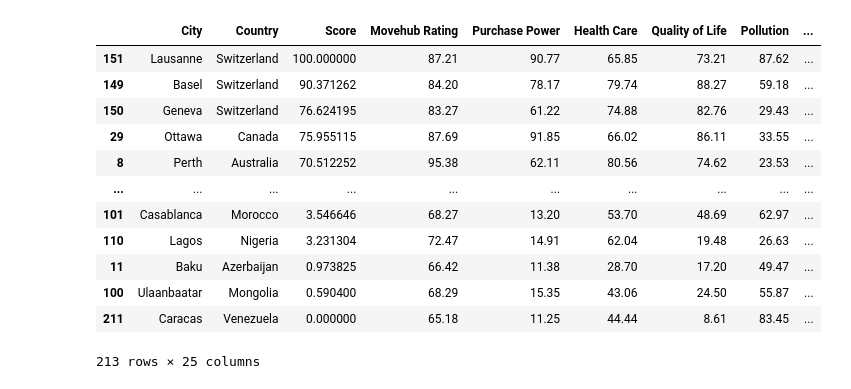
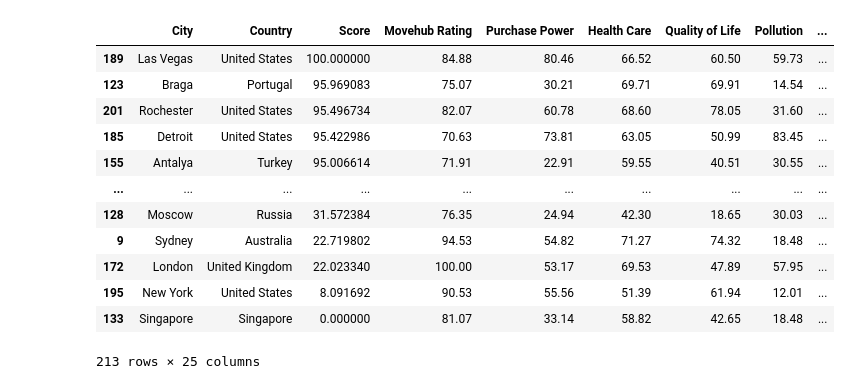
Before and after one commit to Quivun/Avocado_Ninjas, a Jupyter notebook: city_search.ipynb, the cells around one changed output. Drawn from its saved outputs; the diff is of its cells as text; code cells hidden in the pictures.

```diff
--- a/city_search.ipynb
+++ b/city_search.ipynb
@@ -15,11 +16,11 @@ import plotly.express as px
 #@markdown Economy
 #@markdown ---
 #@markdown How much emphasis do you place on the economy of where you're living?
-gdp = 4 #@param {type:"slider", min:0, max:10, step:1}
+gdp = 7 #@param {type:"slider", min:0, max:10, step:1}
 #@markdown How important is purchasing power to you?
 purchase_power = 10 #@param {type:"slider", min:0, max:10, step:1}
 #@markdown How important is the cost of rent to you?
-rent = 6 #@param {type:"slider", min:0, max:10, step:1}
+rent = 7 #@param {type:"slider", min:0, max:10, step:1}
 #@markdown How important is having disposable income?
 disposable_income = 10 #@param {type:"slider", min:0, max:10, step:1}
 #@markdown ---
@@ -39,37 +40,37 @@ life_expectancy = 3 #@param {type:"slider", min:0, max:10, step:1}
 #@markdown Is happinness important to you?
 happiness_score = 10 #@param {type:"slider", min:0, max:10, step:1}
 #@markdown How important is the quality of life?
-quality_of_life = 5 #@param {type:"slider", min:0, max:10, step:1}
+quality_of_life = 7 #@param {type:"slider", min:0, max:10, step:1}
 #@markdown Is it important to feel like you have a support system within your community?
-social_support = 0 #@param {type:"slider", min:0, max:10, step:1}
+social_support = 7 #@param {type:"slider", min:0, max:10, step:1}
 #@markdown How much do you value your freedom?
 freedom = 6 #@param {type:"slider", min:0, max:10, step:1}
 #@markdown Do you care if the average person is generous?
-generosity = 0 #@param {type:"slider", min:0, max:10, step:1}
+generosity = 2 #@param {type:"slider", min:0, max:10, step:1}
 #@markdown ---
 
 #@markdown Common Purchases
 #@markdown ---
 #@markdown How often do you purchase coffee?
-cappuccino = 10 #@param {type:"slider", min:0, max:10, step:1}
+cappuccino = 5 #@param {type:"slider", min:0, max:10, step:1}
 
 #@markdown How often do you go to the cinema?
 cinema = 0 #@param {type:"slider", min:0, max:10, step:1}
 
 #@markdown How often do you purchase wine?
-wine = 10 #@param {type:"slider", min:0, max:10, step:1}
+wine = 0 #@param {type:"slider", min:0, max:10, step:1}
 
 #@markdown Is the cost of gasoline important to you?
-gasoline = 3 #@param {type:"slider", min:0, max:10, step:1}
+gasoline = 7 #@param {type:"slider", min:0, max:10, step:1}
 #@markdown ---
 #@markdown Potential Dangers
 #@markdown ---
 #@markdown How concerned are you about pollution?
-pollution = 2 #@param {type:"slider", min:0, max:10, step:1}
+pollution = 10 #@param {type:"slider", min:0, max:10, step:1}
 #@markdown How concerned are you about crime?
-crime_rating = 1 #@param {type:"slider", min:0, max:10, step:1}
+crime_rating = 8 #@param {type:"slider", min:0, max:10, step:1}
 #@markdown How concerned are you about business and government corruption?
-corruption = 2 #@param {type:"slider", min:0, max:10, step:1}
+corruption = 6 #@param {type:"slider", min:0, max:10, step:1}
 #@markdown ---
 
 #@markdown Miscellaneous
@@ -77,11 +78,11 @@ corruption = 2 #@param {type:"slider", min:0, max:10, step:1}
 #@markdown How important is MoveHub's (https://www.movehub.com/city-rankings/) rating to you?
 movehub_rating = 0 #@param {type:"slider", min:0, max:10, step:1}
 #@markdown Is it important to you to live in a "developed" country?
-hdi = 0 #@param {type:"slider", min:0, max:10, step:1}
+hdi = 7 #@param {type:"slider", min:0, max:10, step:1}
 #@markdown Would you like to have a lot of culturally significant sites in your country?
 world_heritage_sites = 10 #@param {type:"slider", min:0, max:10, step:1}
 #@markdown How important is it you to stay within the US?
-international = 0 #@param {type:"slider", min:0, max:10, step:1}
+international = 10 #@param {type:"slider", min:0, max:10, step:1}
 #@markdown ---
 
 import numpy as np
@@ -108,44 +109,46 @@ weights = [
   generosity,
   corruption,
   world_heritage_sites,
   international
 ]
 #replace = {'None': 0, 'Low': 1, 'Med': 2, 'High': 3}
 #weights = np.array([replace[x] for x in weights])
 weights = np.array(weights)
 weights *= [1, 1, 1, 1, -1, -1,-1,
-            -1, -1, -1, -1, 1, 1, 1,
-            1, 1, 1, 1, 1, -1, 1,-1]
+            -1, -1, -1, -1, 1, 100, 1,
+            100, 100, 100, 100, 100, -100, 1,-100]
+
+weights[11] = weights[11]/10
 
 features = ['Movehub Rating', 'Purchase Power', 'Health Care', 'Quality of Life', 'Pollution', 'Crime Rating','Cappuccino',
             'Cinema', 'Wine', 'Gasoline', 'Avg Rent', 'Avg Disposable Income', 'HDI',
             'Happinness Score', 'GDP/capita', 'Social Support', 'Healthy Life Expectancy',
             'Freedom to make life choices', 'Generosity', 'Perception of Corruption', 'Country World Heritage Count',
             'International']
 norm = lambda xs: (xs-xs.min())/(xs.max()-xs.min())
 
 df['Score'] = norm(df[features].dot(weights))*100
 
 fig = px.scatter_mapbox(df.sort_values('Score', ascending=False).round(),
                         lat="lat", lon="long", color="Score", hover_name="City",
                         hover_data=features,
                         color_continuous_scale="rainbow", size_max=30, zoom=1,
                         mapbox_style="open-street-map")
 fig.show()
 
 df.sort_values('Score', ascending=False)[['City', 'Country','Score'] + features]
 # %% [output]
 [interactive output not drawn]
 |  | City | Country | Score | Movehub Rating | Purchase Power | Health Care | Quality of Life | Pollution | ... |
-| 151 | Lausanne | Switzerland | 100.000000 | 87.21 | 90.77 | 65.85 | 73.21 | 87.62 | ... |
-| 149 | Basel | Switzerland | 90.371262 | 84.20 | 78.17 | 79.74 | 88.27 | 59.18 | ... |
-| 150 | Geneva | Switzerland | 76.624195 | 83.27 | 61.22 | 74.88 | 82.76 | 29.43 | ... |
-| 29 | Ottawa | Canada | 75.955115 | 87.69 | 91.85 | 66.02 | 86.11 | 33.55 | ... |
-| 8 | Perth | Australia | 70.512252 | 95.38 | 62.11 | 80.56 | 74.62 | 23.53 | ... |
+| 189 | Las Vegas | United States | 100.000000 | 84.88 | 80.46 | 66.52 | 60.50 | 59.73 | ... |
+| 123 | Braga | Portugal | 95.969083 | 75.07 | 30.21 | 69.71 | 69.91 | 14.54 | ... |
+| 201 | Rochester | United States | 95.496734 | 82.07 | 60.78 | 68.60 | 78.05 | 31.60 | ... |
+| 185 | Detroit | United States | 95.422986 | 70.63 | 73.81 | 63.05 | 50.99 | 83.45 | ... |
+| 155 | Antalya | Turkey | 95.006614 | 71.91 | 22.91 | 59.55 | 40.51 | 30.55 | ... |
 | ... | ... | ... | ... | ... | ... | ... | ... | ... | ... |
-| 101 | Casablanca | Morocco | 3.546646 | 68.27 | 13.20 | 53.70 | 48.69 | 62.97 | ... |
-| 110 | Lagos | Nigeria | 3.231304 | 72.47 | 14.91 | 62.04 | 19.48 | 26.63 | ... |
-| 11 | Baku | Azerbaijan | 0.973825 | 66.42 | 11.38 | 28.70 | 17.20 | 49.47 | ... |
-| 100 | Ulaanbaatar | Mongolia | 0.590400 | 68.29 | 15.35 | 43.06 | 24.50 | 55.87 | ... |
-| 211 | Caracas | Venezuela | 0.000000 | 65.18 | 11.25 | 44.44 | 8.61 | 83.45 | ... |
+| 128 | Moscow | Russia | 31.572384 | 76.35 | 24.94 | 42.30 | 18.65 | 30.03 | ... |
+| 9 | Sydney | Australia | 22.719802 | 94.53 | 54.82 | 71.27 | 74.32 | 18.48 | ... |
+| 172 | London | United Kingdom | 22.023340 | 100.00 | 53.17 | 69.53 | 47.89 | 57.95 | ... |
+| 195 | New York | United States | 8.091692 | 90.53 | 55.56 | 51.39 | 61.94 | 12.01 | ... |
+| 133 | Singapore | Singapore | 0.000000 | 81.07 | 33.14 | 58.82 | 42.65 | 18.48 | ... |
 213 rows × 25 columns
```
Also changed, not shown: parts of 2 cells of this notebook.
